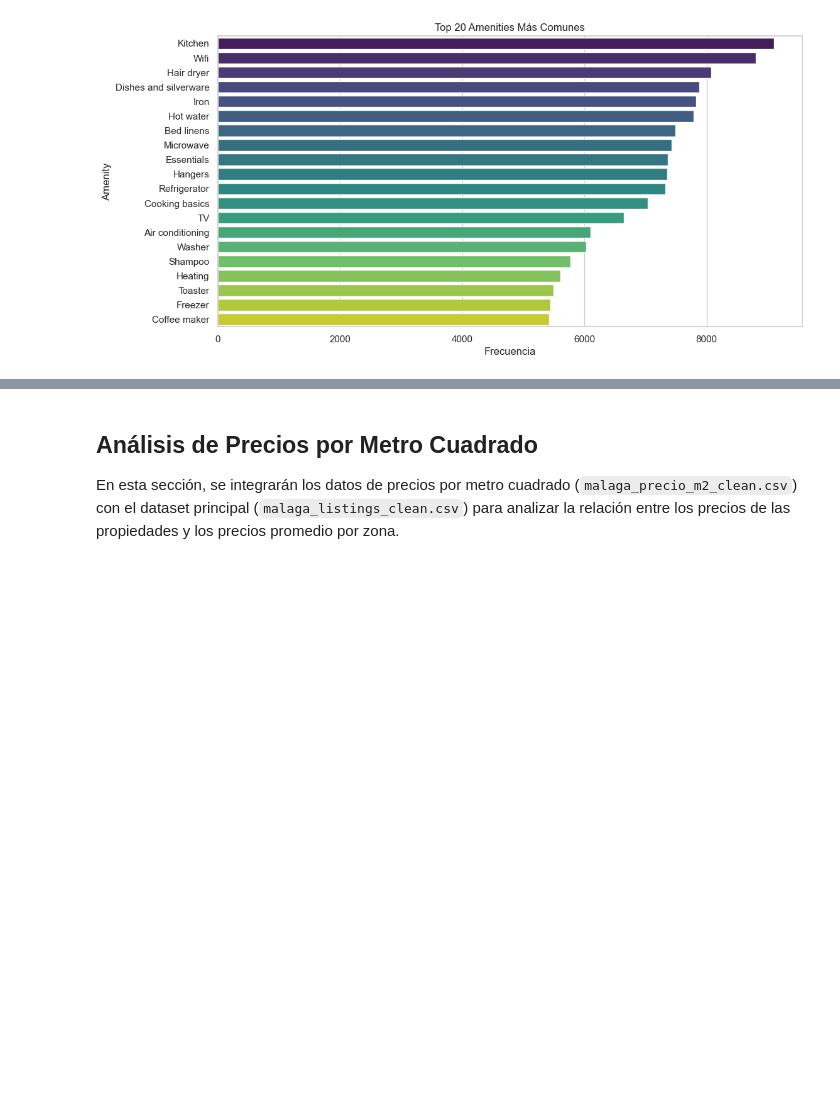
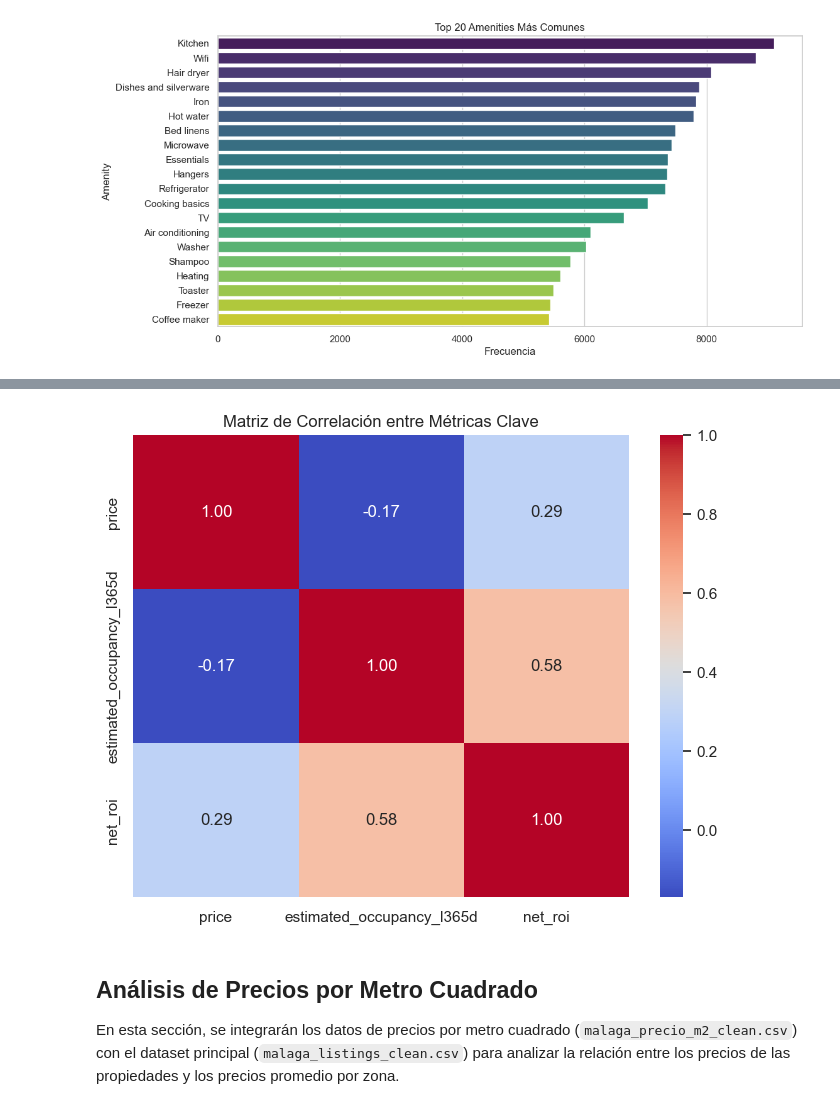
Before and after one commit to vfpomer/Analisis-de-inversion-inmobiliario, a Jupyter notebook: notebooks/malaga_eda.ipynb, the cells around one changed output, grey strips where cells are left out. Saved outputs shown, nothing was run; the diff lists cells and outputs as text; code cells hidden in the pictures; blank space fills up the shorter version.

```diff
--- a/notebooks/malaga_eda.ipynb
+++ b/notebooks/malaga_eda.ipynb
@@ -420,3 +416,14 @@ plt.show()
+# %%
+# Calcular correlaciones entre métricas clave
+correlation_matrix = df[['price', 'estimated_occupancy_l365d', 'net_roi']].corr()
+
+# Visualización de la matriz de correlación
+plt.figure(figsize=(8, 6))
+sns.heatmap(correlation_matrix, annot=True, cmap='coolwarm', fmt='.2f')
+plt.title("Matriz de Correlación entre Métricas Clave")
+plt.show()
+# %% [output]
+[figure, added]
 # %% [markdown]
 ## Análisis de Precios por Metro Cuadrado
 
```
Also changed, not shown: parts of 15 cells of this notebook, 1 other file.
